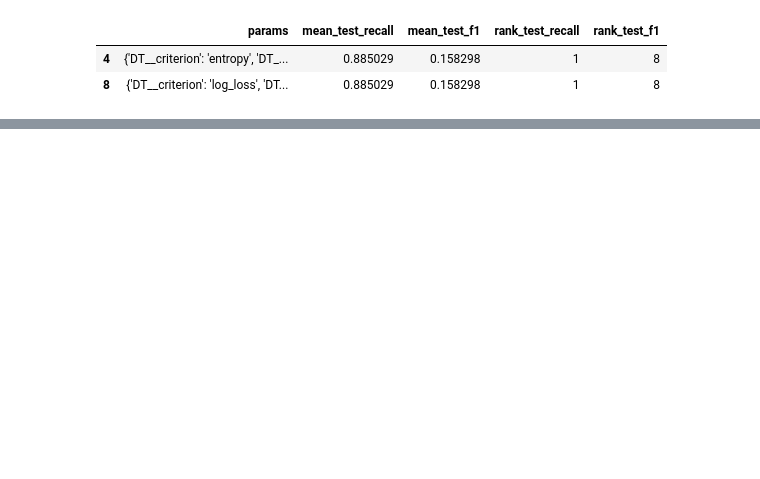
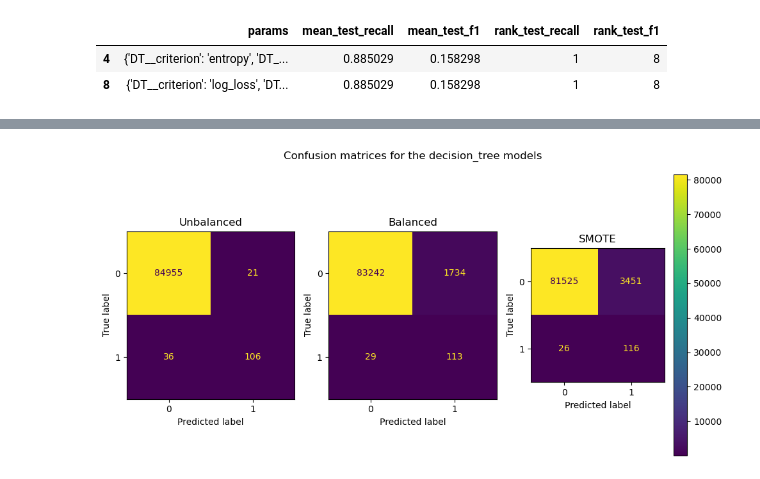
Before and after one commit to NgundoMuithya/Kaggle_Credit_Card_Fraud_Detection, a Jupyter notebook: notebook.ipynb, the cells around one changed output, grey strips where cells are left out. Saved outputs shown, nothing was run; the diff lists cells and outputs as text; code cells hidden in the pictures; blank space fills up the shorter version.

```diff
--- a/notebook.ipynb
+++ b/notebook.ipynb
@@ -1249,0 +1256,20 @@ The unbalanced decision tree trained on the dataset has an optimal recall and f1
+# %%
+balanced_dt_pipeline = Pipeline(
+    steps=[
+        ('DT', DecisionTreeClassifier(random_state=2026, class_weight='balanced'))
+    ]
+)
+
+best_balanced_dt_model = GridSearchCV(
+    estimator=balanced_dt_pipeline,
+    param_grid=dt_params,
+    scoring=['recall', 'f1'],
+    refit='recall',
+    n_jobs=-2
+)
+
+best_balanced_dt_model.fit(X_train_scaled, y_train)
+
+balanced_dt_results = pd.DataFrame(best_balanced_dt_model.cv_results_)[['params', 'mean_test_recall', 'mean_test_f1', 'rank_test_recall', 'rank_test_f1']]
+
+balanced_dt_results[balanced_dt_results['rank_test_recall'] == 1]
@@ -1259,7 +1297,7 @@ SMOTE_dt_pipeline = Pipeline(
     ]
 )
 
-best_SMOTE_rf_model = GridSearchCV(
+best_SMOTE_dt_model = GridSearchCV(
     estimator=SMOTE_dt_pipeline,
     param_grid=dt_params,
     scoring=['recall', 'f1'],
@@ -1267,11 +1305,11 @@ best_SMOTE_rf_model = GridSearchCV(
     n_jobs=-2
 )
 
-best_SMOTE_rf_model.fit(X_train_scaled, y_train)
+best_SMOTE_dt_model.fit(X_train_scaled, y_train)
 
-SMOTE_rf_results = pd.DataFrame(best_SMOTE_rf_model.cv_results_)[['params', 'mean_test_recall', 'mean_test_f1', 'rank_test_recall', 'rank_test_f1']]
+SMOTE_dt_results = pd.DataFrame(best_SMOTE_dt_model.cv_results_)[['params', 'mean_test_recall', 'mean_test_f1', 'rank_test_recall', 'rank_test_f1']]
 
-SMOTE_rf_results[SMOTE_rf_results['rank_test_recall'] == 1]
+SMOTE_dt_results[SMOTE_dt_results['rank_test_recall'] == 1]
 # %% [output]
 |  | params | mean_test_recall | mean_test_f1 | rank_test_recall | rank_test_f1 |
 | 4 | {'DT__criterion': 'entropy', 'DT_... | 0.885029 | 0.158298 | 1 | 8 |
@@ -1278,0 +1325,4 @@ SMOTE_rf_results[SMOTE_rf_results['rank_test_recall'] == 1]
+# %%
+dt_models = [best_unbalanced_dt_model, best_balanced_dt_model, best_SMOTE_dt_model]
+
+print_classification_reports(models=dt_models)
@@ -1278,0 +1355,4 @@ SMOTE_rf_results[SMOTE_rf_results['rank_test_recall'] == 1]
+# %%
+plot_confusion_matrices(model_name='decision_tree', models=dt_models)
+# %% [output]
+[figure, added]
```
Also changed, not shown: parts of 15 cells of this notebook.
